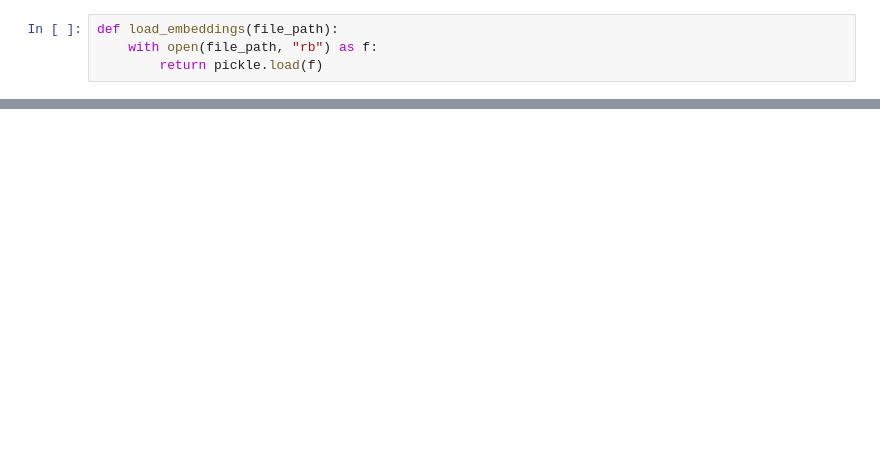
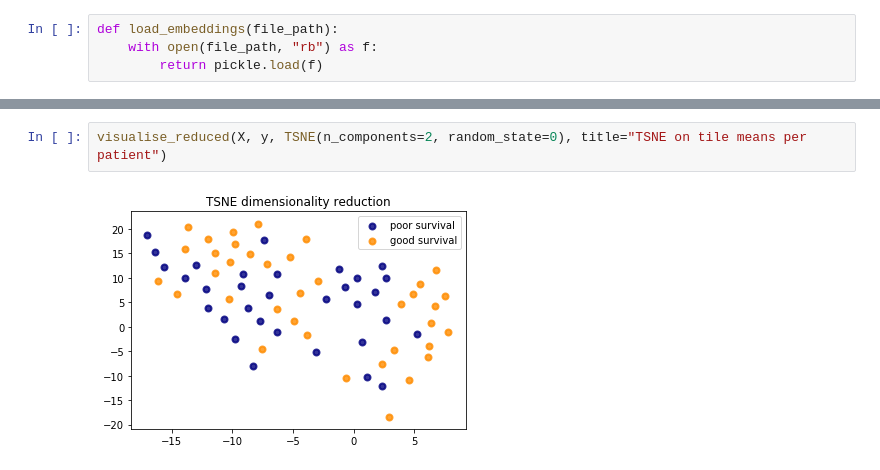
Before and after one commit to treigerm/honours, a Jupyter notebook: notebooks/Analysis.ipynb, the cells around one changed output, grey strips where cells are left out. Drawn from its saved outputs; the diff is of its cells as text; blank space fills up the shorter version.

```diff
--- a/notebooks/Analysis.ipynb
+++ b/notebooks/Analysis.ipynb
@@ -66,0 +136,4 @@ rf.score(X_val, y_val)
+# %%
+visualise_reduced(X, y, TSNE(n_components=2, random_state=0), title="TSNE on tile means per patient")
+# %% [output]
+[figure, added]
```
Also changed, not shown: parts of 39 cells of this notebook, 1 other file.
